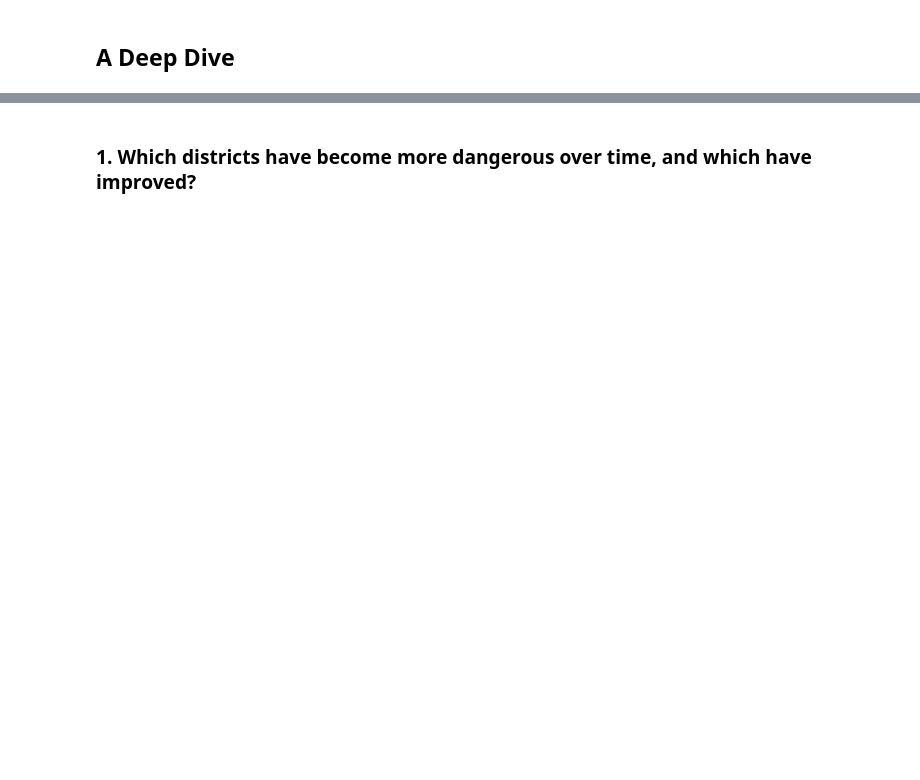
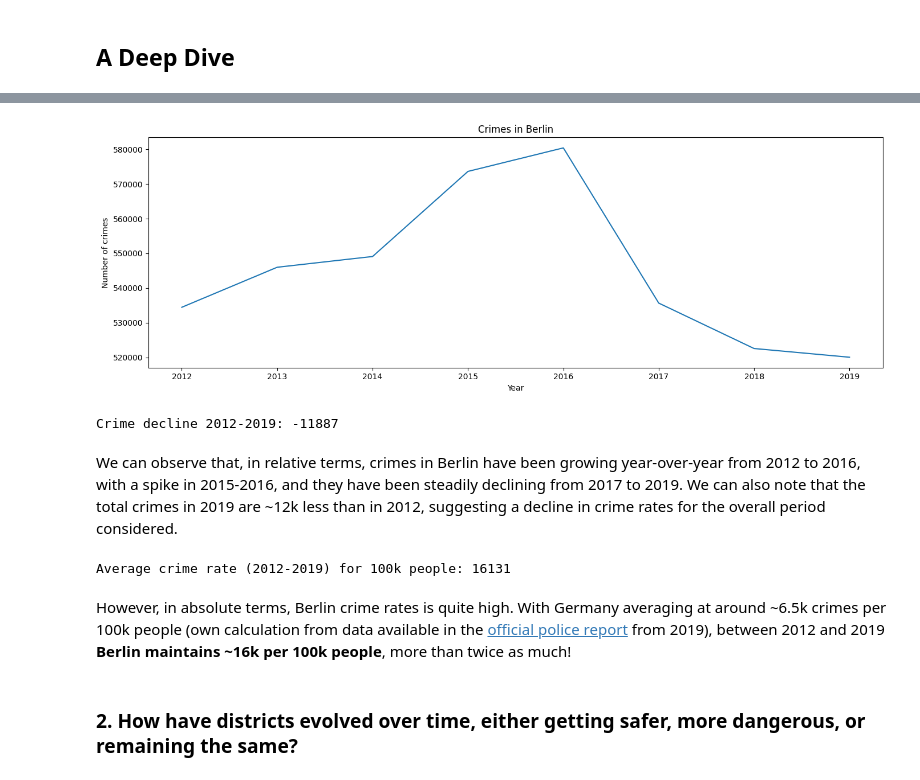
Before and after one commit to richim96/ironhack-berlin-crimes-eda, a Jupyter notebook: berlin_crimes_eda.ipynb, the cells around one changed output, grey strips where cells are left out. Cells and saved outputs as stored; diff of their text form; code cells hidden in the pictures; blank space fills up the shorter version.

```diff
--- a/berlin_crimes_eda.ipynb
+++ b/berlin_crimes_eda.ipynb
@@ -151,0 +165,30 @@ DatabaseError: Execution failed on sql 'SELECT Year, District, Code, Location, R
+# %%
+crimes_by_year: pd.DataFrame = pd.read_sql_query(
+    sa.text("""
+        SELECT
+            `Year`,
+            SUM(
+                Robbery +
+                Street_robbery +
+                Injury +
+                Agg_assault +
+                Threat +
+                Theft +
+                Car +
+                From_car +
+                Bike +
+                Burglary +
+                Fire +
+                Arson +
+                Damage +
+                Graffiti +
+                Drugs +
+                Neighbour_disputes
+            ) AS Total_crimes
+        FROM berlin_crimes
+        GROUP BY `Year`;
+    """),
+    con=conn
+)
+
+display(crimes_by_year)
@@ -152,2 +205,33 @@ DatabaseError: Execution failed on sql 'SELECT Year, District, Code, Location, R
+# %%
+plt.figure(figsize=(14, 5))
+
+ax: Axes = sns.lineplot(
+    data=crimes_by_year,
+    x="Year",
+    y="Total_crimes"
+)
+ax.set_title("Crimes in Berlin")
+ax.set_ylabel("Number of crimes")
+
+plt.tight_layout()
+plt.show()
+# %% [output]
+[figure, added]
+# %%
+crime_decline: int = crimes_by_year.Total_crimes[6] - crimes_by_year.Total_crimes[0]
+print("Crime decline 2012-2019:", crime_decline)
+# %% [output]
+Crime decline 2012-2019: -11887
+# %% [markdown]
+We can observe that, in relative terms, crimes in Berlin have been growing year-over-year from 2012 to 2016, with a spike in 2015-2016, and they have been steadily declining from 2017 to 2019. We can also note that the total crimes in 2019 are ~12k less than in 2012, suggesting a decline in crime rates for the overall period considered.
+# %%
+avg_yearly_crimes: int = crimes_by_year.Total_crimes.mean().__round__()
+crime_rate_per_100k_people: int = round(avg_yearly_crimes * 100000 / 3380000)
+
+print("Average crime rate (2012-2019) for 100k people:", crime_rate_per_100k_people)
+# %% [output]
+Average crime rate (2012-2019) for 100k people: 16131
+# %% [markdown]
+However, in absolute terms, Berlin crime rates is quite high. With Germany averaging at around ~6.5k crimes per 100k people (own calculation from data available in the [official police report](https://www.bka.de/SharedDocs/Downloads/DE/Publikationen/PolizeilicheKriminalstatistik/2019/Bund/Faelle/BU-F-02-T01-Fallentw_csv.csv?__blob=publicationFile&v=9) from 2019), between 2012 and 2019 **Berlin maintains ~16k per 100k people**, more than twice as much!
 # %% [markdown]
-### 1. Which districts have become more dangerous over time, and which have improved?
+### 2. How have districts evolved over time, either getting safer, more dangerous, or remaining the same?
```
Also changed, not shown: parts of 56 cells of this notebook, 5 other files.
